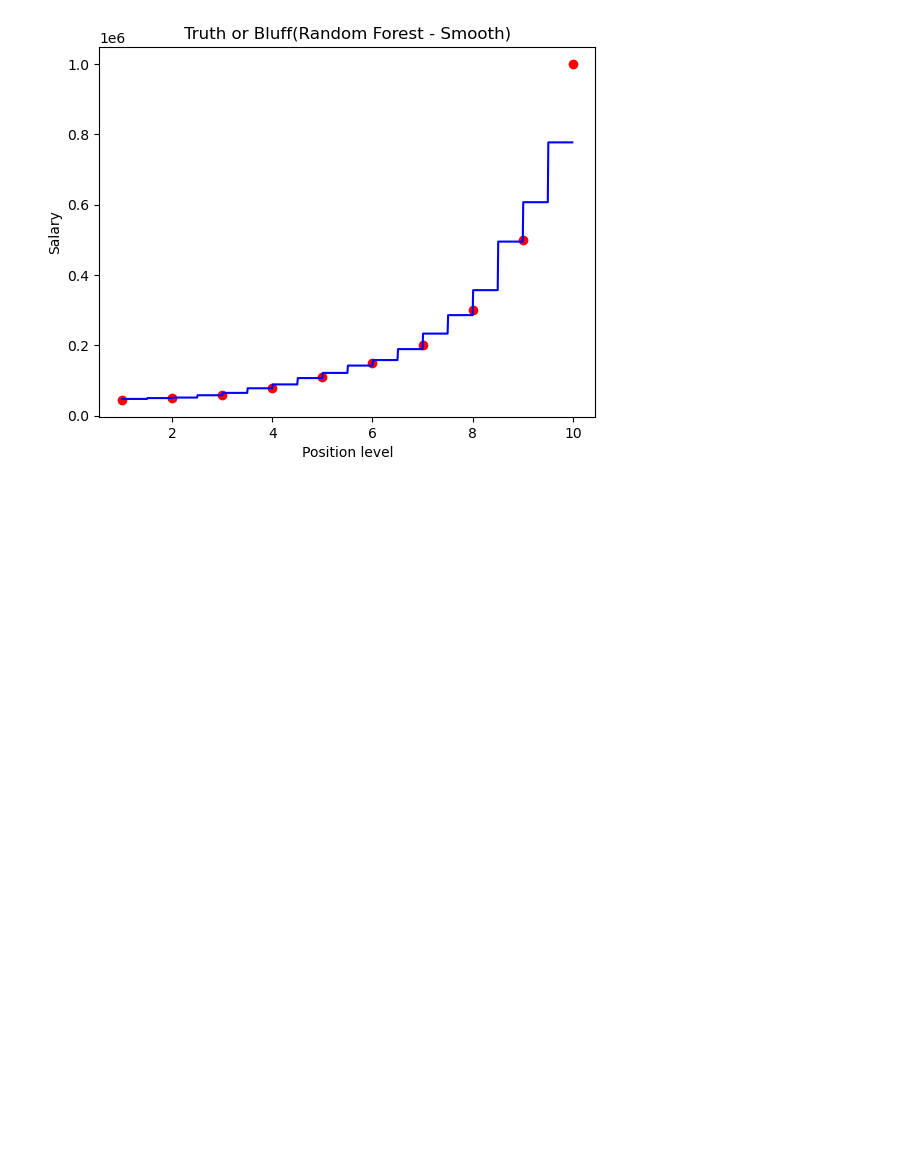
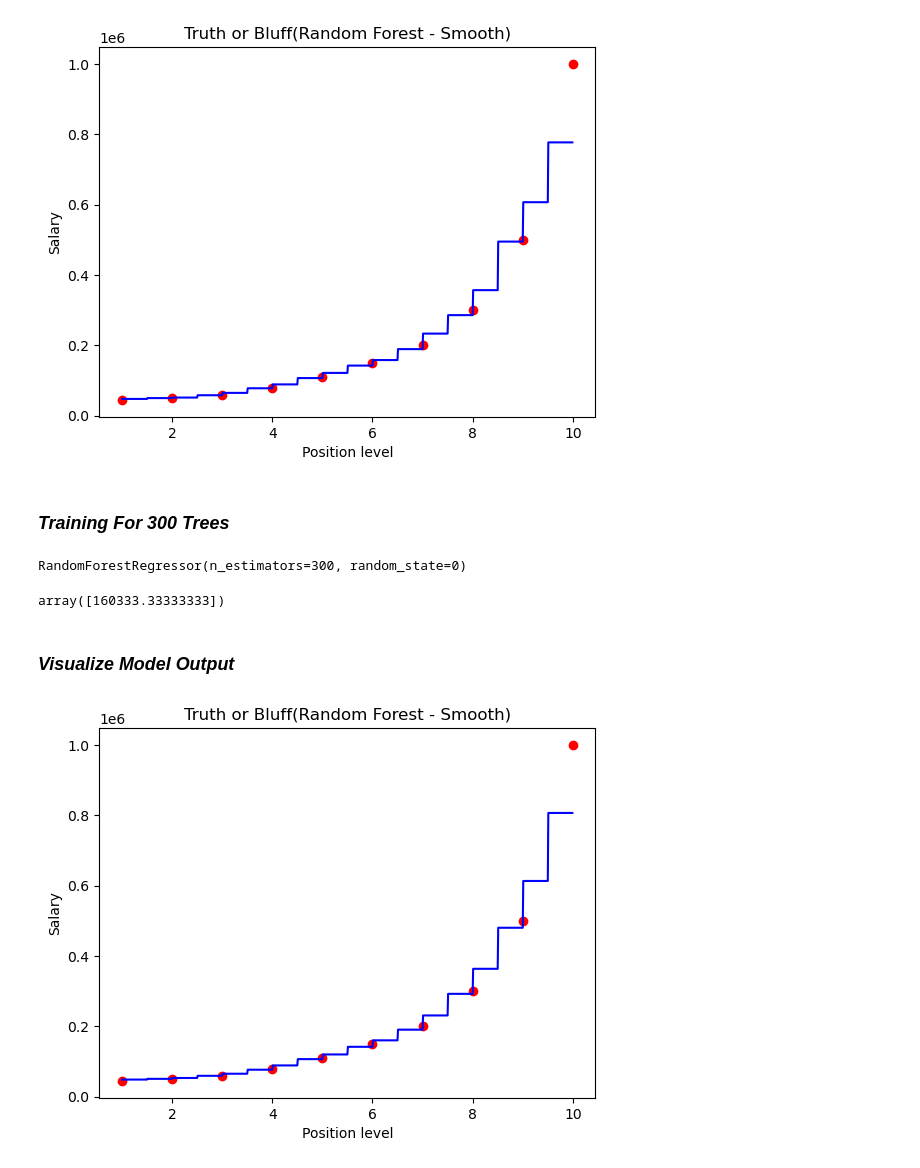
Before and after one commit to amirhosein-ziaei/Machine_Learning_Course, a Jupyter notebook: Ensemble_Learning/Random_Forest/Random_Forest_Regression.ipynb, the cells around one changed output. Saved outputs shown, nothing was run; the diff lists cells and outputs as text; code cells hidden in the pictures; blank space fills up the shorter version.

Commit message:
training regressor model for 300 trees completed

```diff
--- a/Ensemble_Learning/Random_Forest/Random_Forest_Regression.ipynb
+++ b/Ensemble_Learning/Random_Forest/Random_Forest_Regression.ipynb
@@ -108,3 +113,30 @@ plt.ylabel('Salary')
 plt.show()
 # %% [output]
 [figure]
+# %% [markdown]
+### *Training For 300 Trees*
+# %%
+regressor = RandomForestRegressor(n_estimators = 300, random_state = 0)
+regressor.fit(X,y)
+# %% [output]
+RandomForestRegressor(n_estimators=300, random_state=0)
+# %%
+y_pred=regressor.predict([[6.5]])
+y_pred
+# %% [output]
+array([160333.33333333])
+# %% [markdown]
+### *Visualize Model Output*
+# %%
+X_grid = np.arange(min(X),max(X),0.01)
+X_grid = X_grid.reshape(len(X_grid),1)
+
+plt.scatter(X,y, color='red') #plotting real points
+plt.plot(X_grid, regressor.predict(X_grid),color='blue') #plotting for predict points
+
+plt.title("Truth or Bluff(Random Forest - Smooth)")
+plt.xlabel('Position level')
+plt.ylabel('Salary')
+plt.show()
+# %% [output]
+[figure, added]
```
Also changed, not shown: parts of 2 cells of this notebook.
